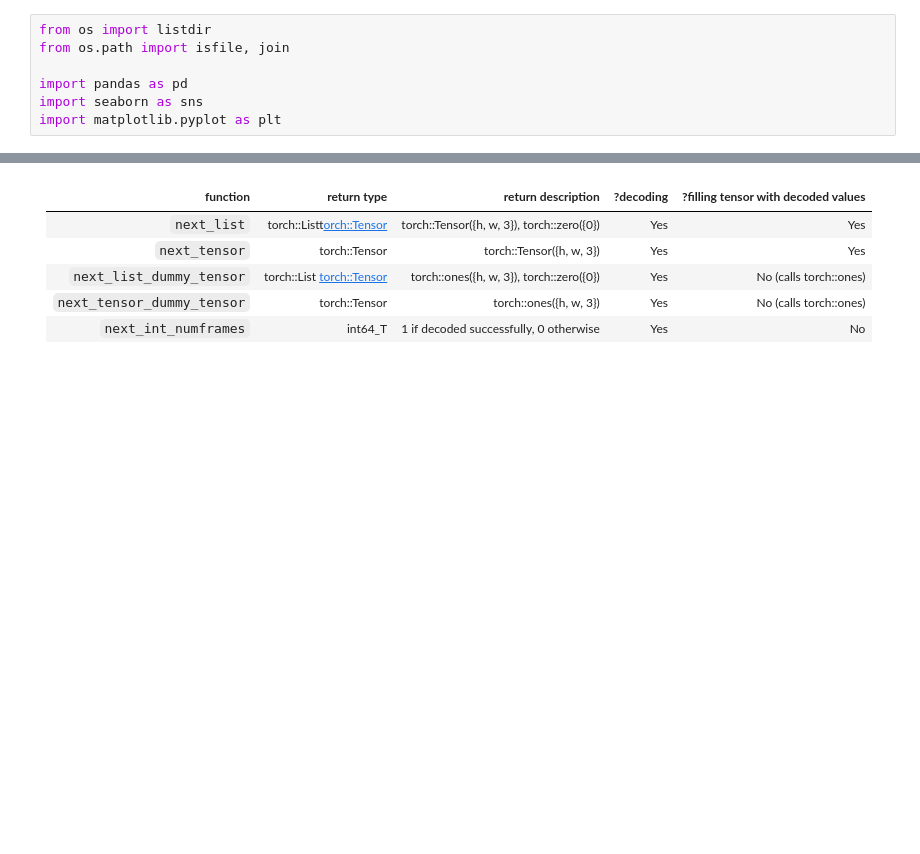
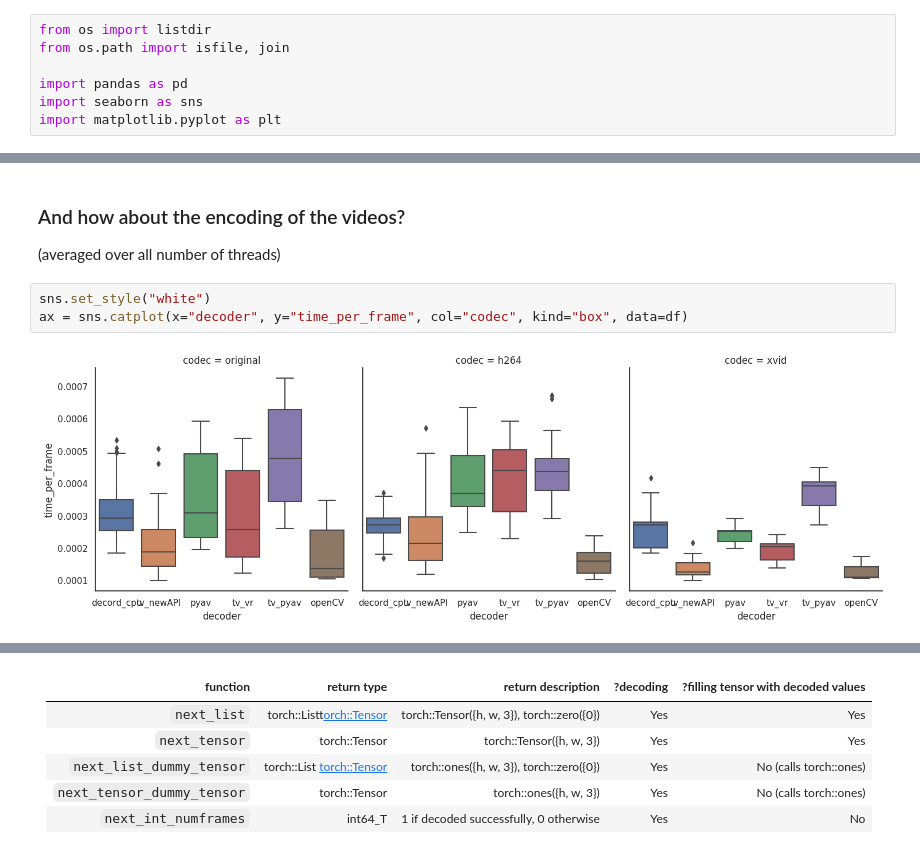
Before and after one commit to bjuncek/video_reader_benchmark, a Jupyter notebook: timeitcomp/Graph Results.ipynb, the cells around one changed output, grey strips where cells are left out. Drawn from its saved outputs; the diff is of its cells as text; blank space fills up the shorter version.

Commit message:
New measurments now support various encoding options

```diff
--- a/timeitcomp/Graph Results.ipynb
+++ b/timeitcomp/Graph Results.ipynb
@@ -40,0 +53,8 @@ g.set_xticklabels(rotation=90)
+# %% [markdown]
+### And how about the encoding of the videos?
+(averaged over all number of threads)
+# %%
+sns.set_style("white")
+ax = sns.catplot(x="decoder", y="time_per_frame", col="codec", kind="box", data=df)
+# %% [output]
+[figure, added]
```
Also changed, not shown: parts of 19 cells of this notebook, 4 other files.
